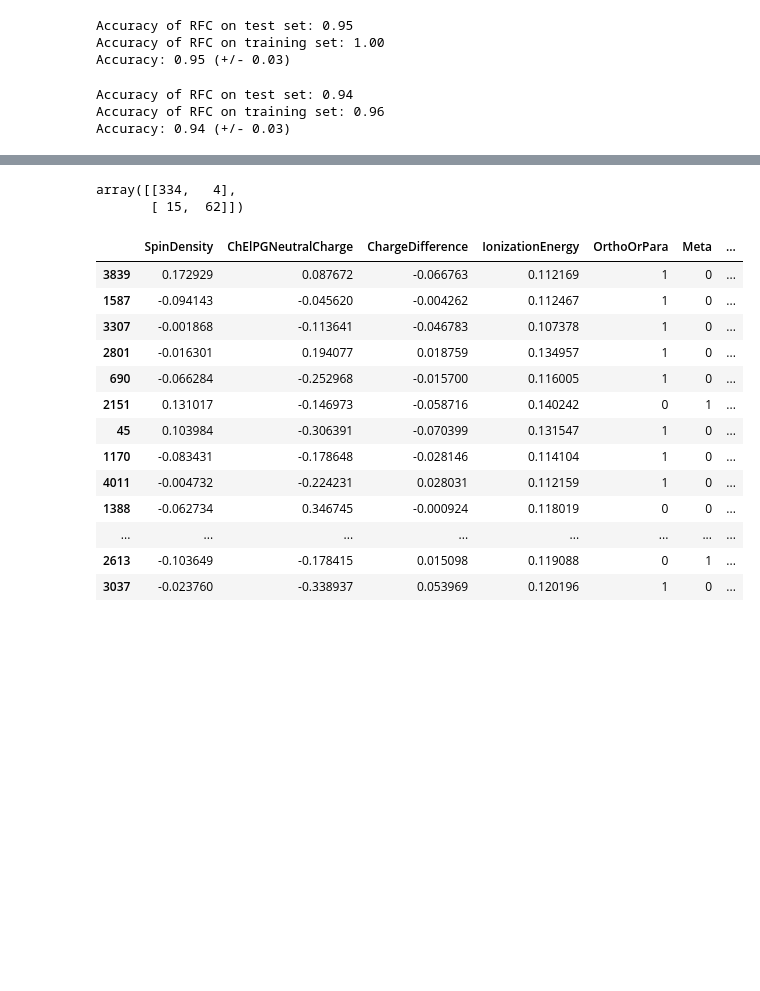
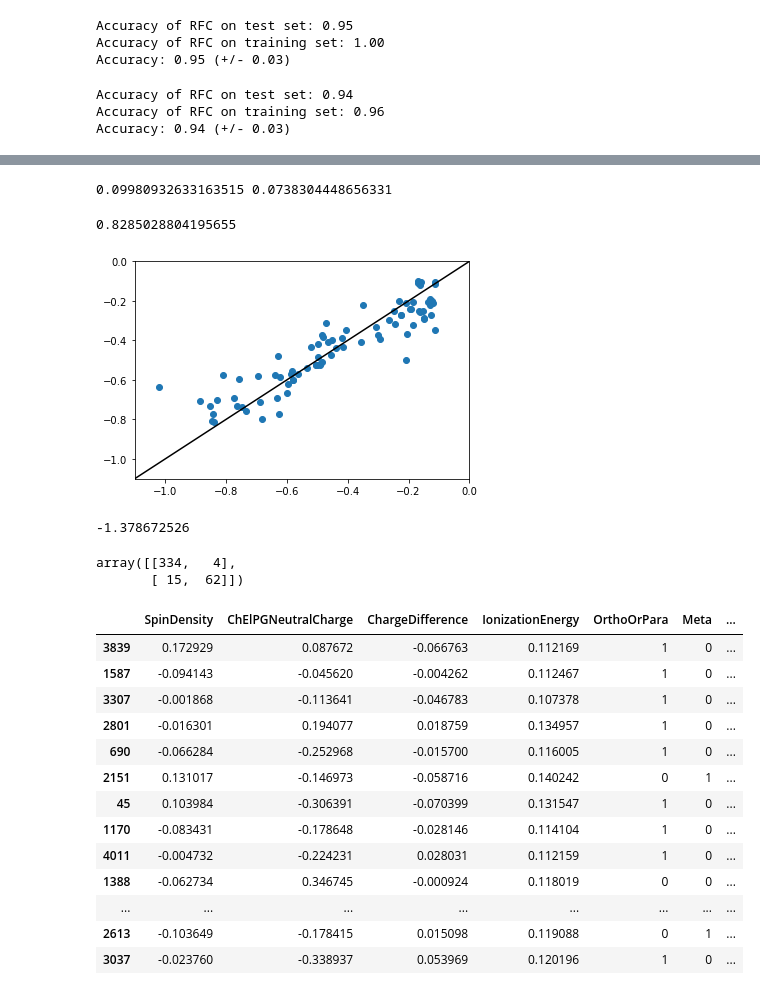
Before and after one commit to ndricke/ngcc_ml, a Jupyter notebook: ngcc_AS_classify.ipynb, the cells around one changed output, grey strips where cells are left out. Drawn from its saved outputs; the diff is of its cells as text; code cells hidden in the pictures; blank space fills up the shorter version.

Commit message:
Regression simulation and figure

```diff
--- a/ngcc_AS_classify.ipynb
+++ b/ngcc_AS_classify.ipynb
@@ -75,6 +78,10 @@ not_scaled_cols = {"OrthoOrPara", "Meta", "FartherThanPara", "NumberOfHydrogens"
 df_scale = processData(df, scaledCols=list(feature_cols - not_scaled_cols))
 X = df_scale[feature_cols]
 y = df_scale["Doesitbind"].astype('int')
+
+df_active = df_scale[df_scale["Doesitbind"] == 1]
+X_reg = df_active[feature_cols]
+y_reg = df_active["BindingEnergy"]
 # %%
 poly = PolynomialFeatures(2)
 X_poly = poly.fit_transform(X)
@@ -188,0 +248,8 @@ mean: 0.9515134734947652
+# %%
+train_inds, test_inds = next(GroupShuffleSplit(test_size=0.10, n_splits=2, random_state = 7).split(df_active, groups=df_active['Catalyst Name']))
+train = df_active.iloc[train_inds]
+test = df_active.iloc[test_inds]
+X_reg_train_group = train[feature_cols]
+y_reg_train_group = train["BindingEnergy"]
+X_reg_test_group = test[feature_cols]
+y_reg_test_group = test["BindingEnergy"]
@@ -188,0 +261,29 @@ mean: 0.9515134734947652
+# %%
+#kernel = C(1.0, (1e-3, 1e3)) * RBF(10, (1e-2, 1e2))
+#gpr = GaussianProcessRegressor(n_restarts_optimizer=9)
+model = MLPRegressor(max_iter=20000, hidden_layer_sizes=(512, 256, 128, 16), learning_rate="adaptive")
+model.fit(X_reg_train_group, y_reg_train_group)
+y_reg_test_group_pred = model.predict(X_reg_test_group)
+mse = mean_squared_error(y_reg_test_group, y_reg_test_group_pred, squared=False)
+mae = mean_absolute_error(y_reg_test_group, y_reg_test_group_pred)
+print(mse, mae)
+
+
+
+#group_split_evaluate(gpr, df_active, feature_cols, "BindingEnergy")
+# %% [output]
+0.09980932633163515 0.0738304448656331
+# %%
+r2_score(y_reg_test_group, y_reg_test_group_pred)
+# %% [output]
+0.8285028804195655
+# %%
+import matplotlib.pyplot as plt
+
+plt.scatter(y_reg_test_group, y_reg_test_group_pred)
+plt.plot([-1.1,0],[-1.1,0.], color="black")
+plt.ylim([-1.1,0])
+plt.xlim([-1.1,0])
+plt.show()
+# %% [output]
+[figure, added]
@@ -189,3 +292,7 @@ mean: 0.9515134734947652
+# %%
+y_reg_train_group.min()
+# %% [output]
+-1.378672526
 # %%
 y_pred = rfc.predict(X_test)
 # %%
```
Also changed, not shown: parts of 14 cells of this notebook, 23 other files.
